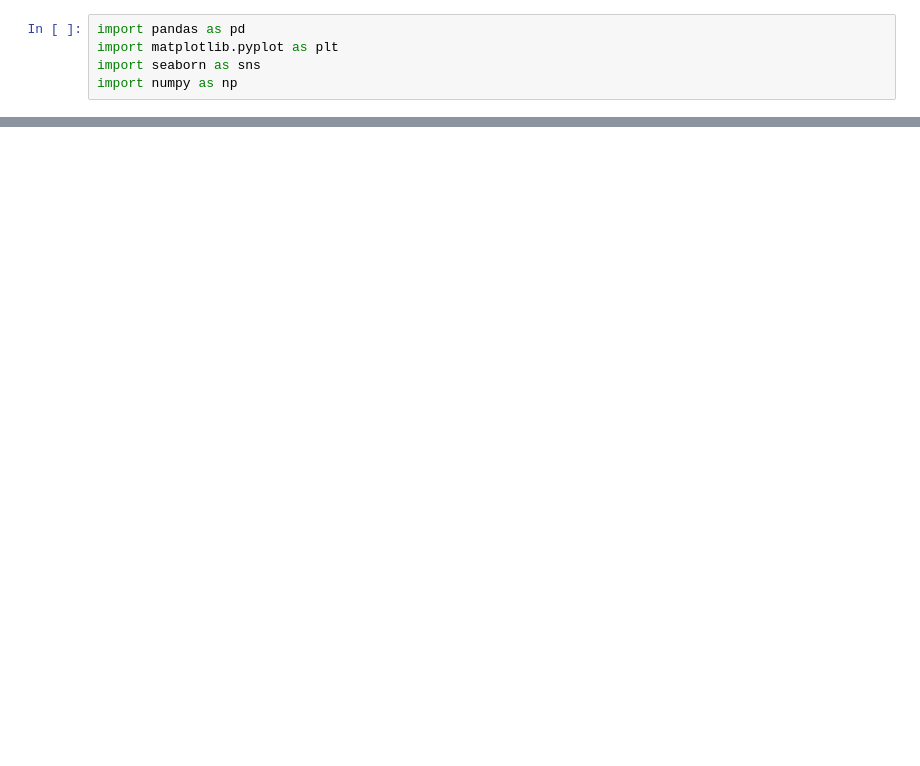
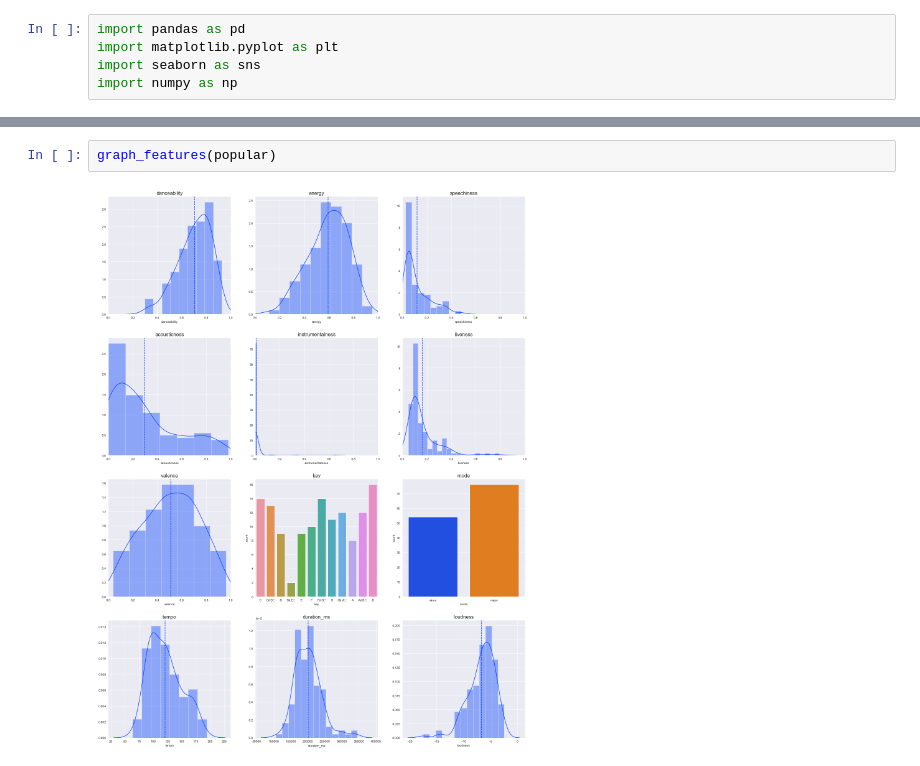
Before and after one commit to arnavthareja/music-analysis, a Jupyter notebook: spotify-analysis.ipynb, the cells around one changed output, grey strips where cells are left out. Cells and saved outputs as stored; diff of their text form; blank space fills up the shorter version.

```diff
--- a/spotify-analysis.ipynb
+++ b/spotify-analysis.ipynb
@@ -98,0 +116,4 @@ sns.countplot(x='mode', data=modes)
+# %%
+graph_features(popular)
+# %% [output]
+[figure, added]
```
Also changed, not shown: parts of 13 cells of this notebook, 2 other files.
